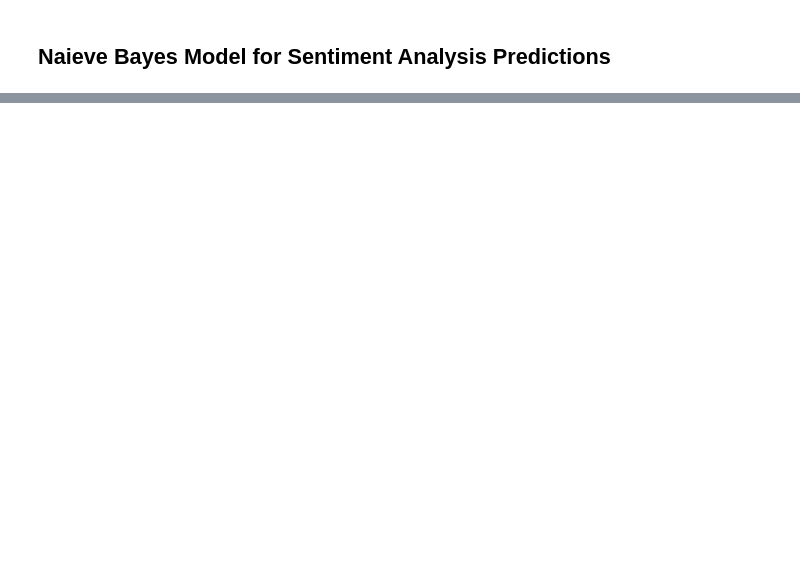
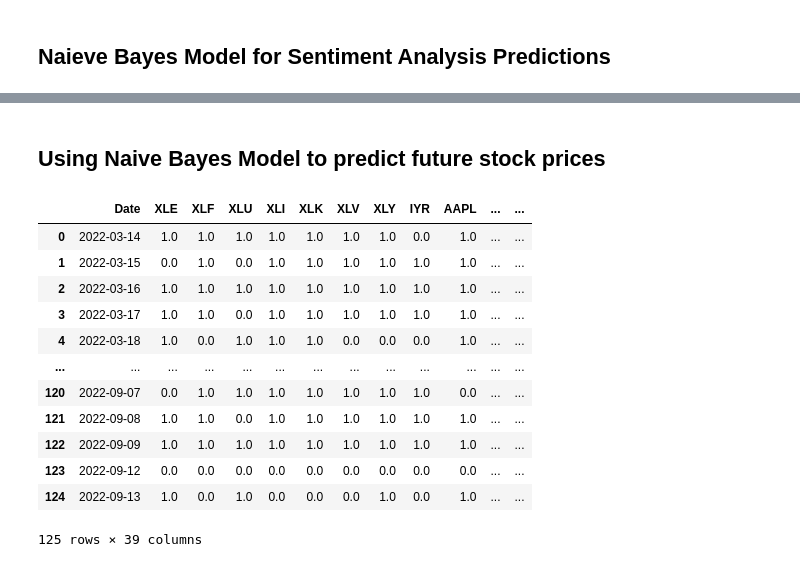
Before and after one commit to IS737StockPicker/stonks, a Jupyter notebook: Naive_Bayes_Model_Predictor_.ipynb, the cells around one changed output, grey strips where cells are left out. Saved outputs shown, nothing was run; the diff lists cells and outputs as text; code cells hidden in the pictures; blank space fills up the shorter version.

```diff
--- a/Naive_Bayes_Model_Predictor_.ipynb
+++ b/Naive_Bayes_Model_Predictor_.ipynb
@@ -65,0 +254,20 @@ accuracy_score(y_test, y_pred)
+# %% [markdown]
+## Using Naive Bayes Model to predict future stock prices
+# %%
+# Loading future data set
+master_data_future = pd.read_csv('/content/stonks/master_data_future.csv')
+master_data_future
+# %% [output]
+|  | Date | XLE | XLF | XLU | XLI | XLK | XLV | XLY | IYR | AAPL | ... | ... |
+| 0 | 2022-03-14 | 1.0 | 1.0 | 1.0 | 1.0 | 1.0 | 1.0 | 1.0 | 0.0 | 1.0 | ... | ... |
+| 1 | 2022-03-15 | 0.0 | 1.0 | 0.0 | 1.0 | 1.0 | 1.0 | 1.0 | 1.0 | 1.0 | ... | ... |
+| 2 | 2022-03-16 | 1.0 | 1.0 | 1.0 | 1.0 | 1.0 | 1.0 | 1.0 | 1.0 | 1.0 | ... | ... |
+| 3 | 2022-03-17 | 1.0 | 1.0 | 0.0 | 1.0 | 1.0 | 1.0 | 1.0 | 1.0 | 1.0 | ... | ... |
+| 4 | 2022-03-18 | 1.0 | 0.0 | 1.0 | 1.0 | 1.0 | 0.0 | 0.0 | 0.0 | 1.0 | ... | ... |
+| ... | ... | ... | ... | ... | ... | ... | ... | ... | ... | ... | ... | ... |
+| 120 | 2022-09-07 | 0.0 | 1.0 | 1.0 | 1.0 | 1.0 | 1.0 | 1.0 | 1.0 | 0.0 | ... | ... |
+| 121 | 2022-09-08 | 1.0 | 1.0 | 0.0 | 1.0 | 1.0 | 1.0 | 1.0 | 1.0 | 1.0 | ... | ... |
+| 122 | 2022-09-09 | 1.0 | 1.0 | 1.0 | 1.0 | 1.0 | 1.0 | 1.0 | 1.0 | 1.0 | ... | ... |
+| 123 | 2022-09-12 | 0.0 | 0.0 | 0.0 | 0.0 | 0.0 | 0.0 | 0.0 | 0.0 | 0.0 | ... | ... |
+| 124 | 2022-09-13 | 1.0 | 0.0 | 1.0 | 0.0 | 0.0 | 0.0 | 1.0 | 0.0 | 1.0 | ... | ... |
+125 rows × 39 columns
```
Also changed, not shown: parts of 22 cells of this notebook.
